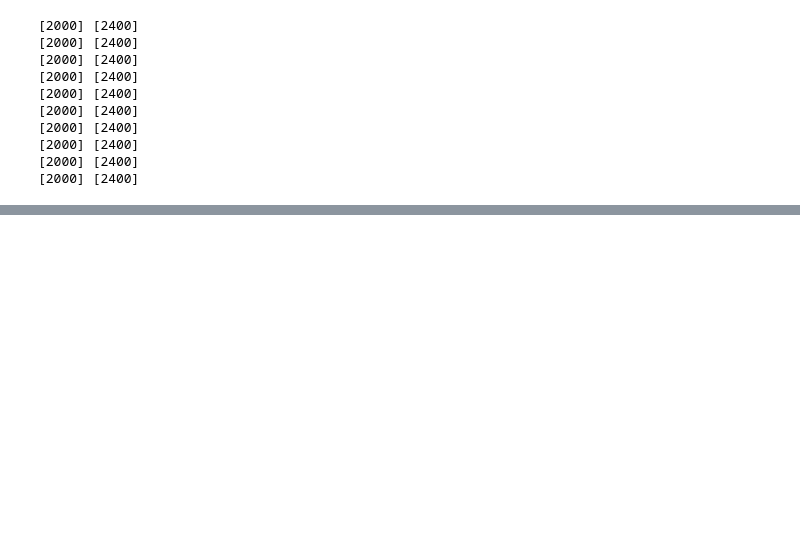
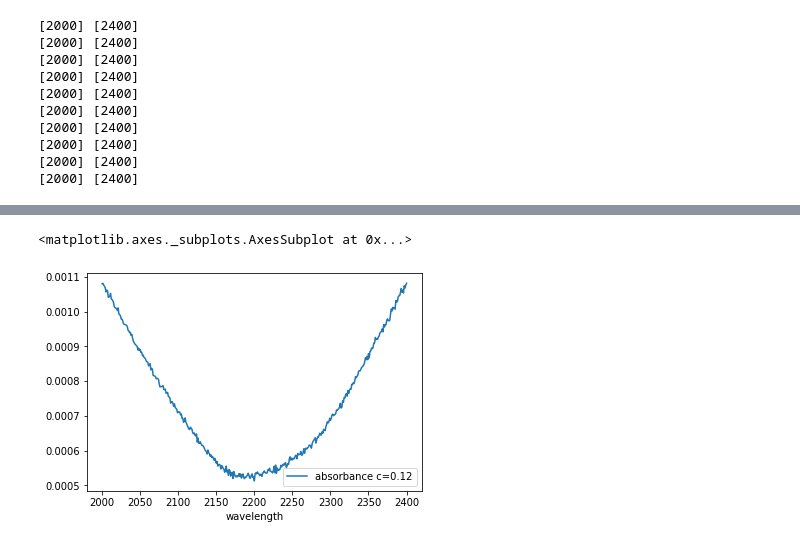
Before and after one commit to tiskutis/Brolis, a Jupyter notebook: Chemometrics.ipynb, the cells around one changed output, grey strips where cells are left out. Drawn from its saved outputs; the diff is of its cells as text; code cells hidden in the pictures; blank space fills up the shorter version.

```diff
--- a/Chemometrics.ipynb
+++ b/Chemometrics.ipynb
@@ -55,12 +62,14 @@ for file in files:
 #All measurements are in range of 2000-2400 nm so I take wavelenghts only from
 #the first measurement.
 
-data = {'Wavelength': files[0]['wavelength'].flatten()}
+data = {'wavelength': files[0]['wavelength'].flatten()}
 
 for file in files:
   concentration = file['concentration']
-  key = f'Absorbance c={concentration}'
+  key = f'absorbance c={concentration}'
   data[key] = file['absorbance'].flatten()
 # %%
 df = pd.DataFrame(data)
+# %%
+df = pd.merge(df, ref_spectra, on='wavelength')
 # %%
@@ -96,3 +92,8 @@ df.plot(x='Wavelength', y='Absorbance c=0.12')
     # data = group['block1_items'][()] # [b'wavelength']
     # data = group['block0_values'][()] # absorbande data i need
     # data = group['block1_values'][()] # wavelength data i need
+# %%
+df.plot(x='wavelength', y='absorbance c=0.12')
+# %% [output]
+<matplotlib.axes._subplots.AxesSubplot at 0x...>
+[figure, added]
```
Also changed, not shown: parts of 6 cells of this notebook.
